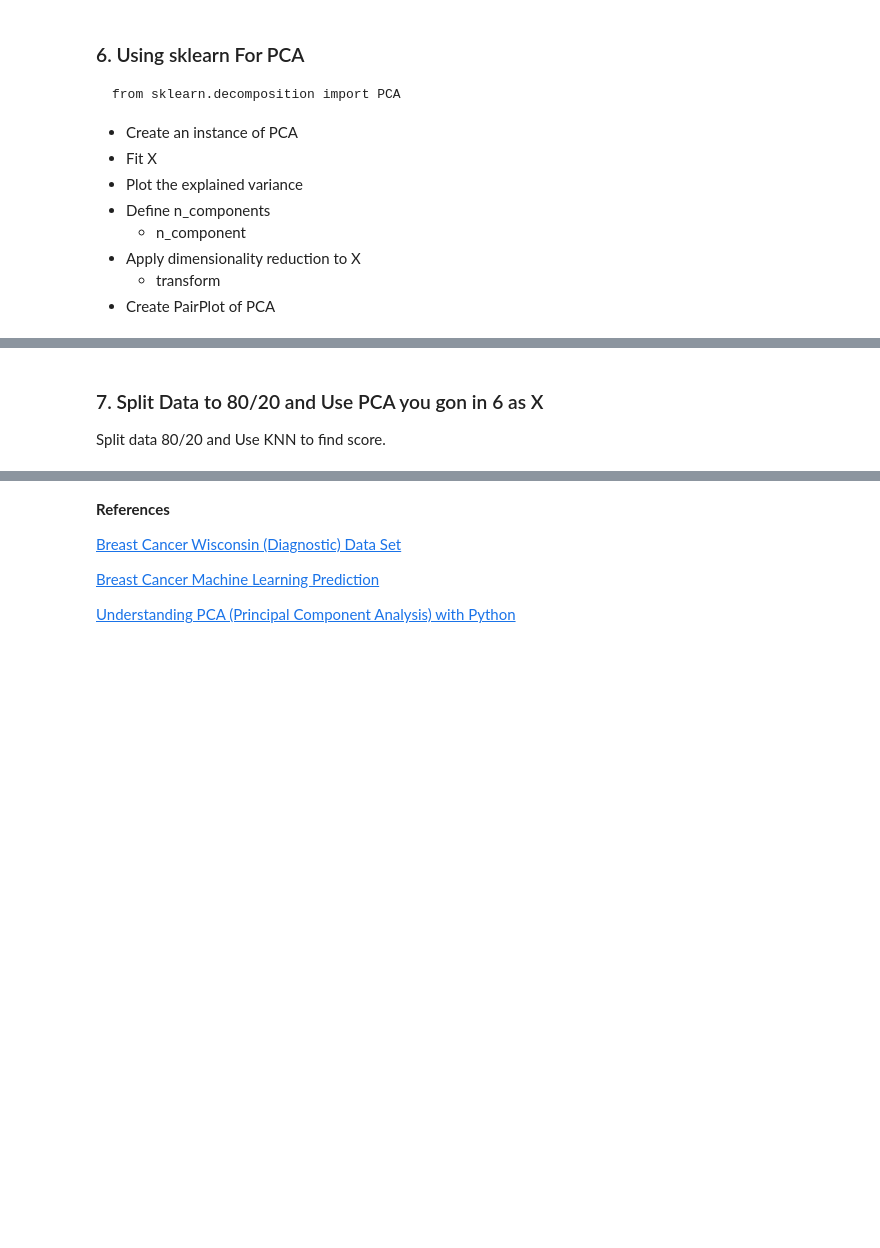
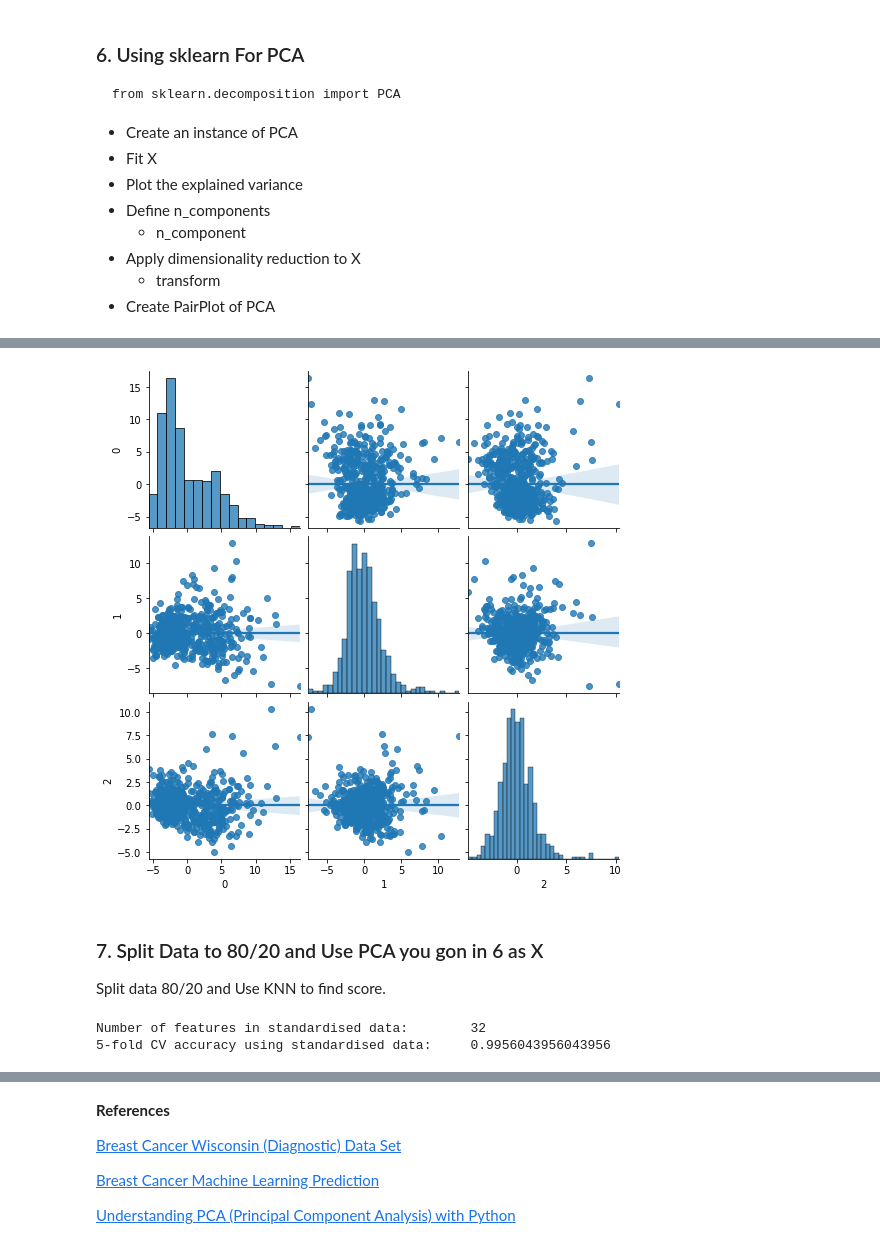
Before and after one commit to IsabelleUslu/InstituteOfDataLabs, a Jupyter notebook: Module_6/IOD_Lab_6_4.ipynb, the cells around one changed output, grey strips where cells are left out. Cells and saved outputs as stored; diff of their text form; code cells hidden in the pictures; blank space fills up the shorter version.

```diff
--- a/Module_6/IOD_Lab_6_4.ipynb
+++ b/Module_6/IOD_Lab_6_4.ipynb
@@ -154,7 +154,7 @@ y = bc['diagnosis']
 from sklearn.preprocessing import StandardScaler
 scaler = StandardScaler()
 scaler.fit(X)
-X = scaler.transform(X)
+X_scaled = scaler.transform(X)
 # %% [markdown]
 ### Calculate correlation matrix
 
@@ -276,9 +298,16 @@ def plot_var_exp(eig_vals):
 # %%
 # ANSWER
 # Apply dimensionality reduction to Xs using transform
+
+X_scaled_pca = bc_pca.transform(X_scaled)
 # %%
 # ANSWER
 # Create PairPlot of PCA
+
+sns.pairplot(pd.DataFrame(X_scaled_pca), kind='reg')
+plt.show()
+# %% [output]
+[figure, added]
 # %% [markdown]
 ### 7. Split Data to 80/20 and Use PCA you gon in 6 as X
 
@@ -290,0 +324,15 @@ Split data 80/20 and Use KNN to find score.
+# %%
+# ANSWER
+# For scaled X
+# Set KNN classifier to use 5 neighbors
+from sklearn.neighbors import KNeighborsClassifier
+from sklearn.model_selection import cross_val_score
+knn = KNeighborsClassifier(n_neighbors = 5)
+
+# CV accuracy of KNN using standardised data
+standard_scores = cross_val_score(knn, X_scaled_train, ys_train, cv=5)
+print("Number of features in standardised data:       ", X_scaled.shape[1])
+print("5-fold CV accuracy using standardised data:    ", standard_scores.mean())
+# %% [output]
+Number of features in standardised data:        32
+5-fold CV accuracy using standardised data:     0.9956043956043956
```
Also changed, not shown: parts of 8 cells of this notebook, 1 other file.
